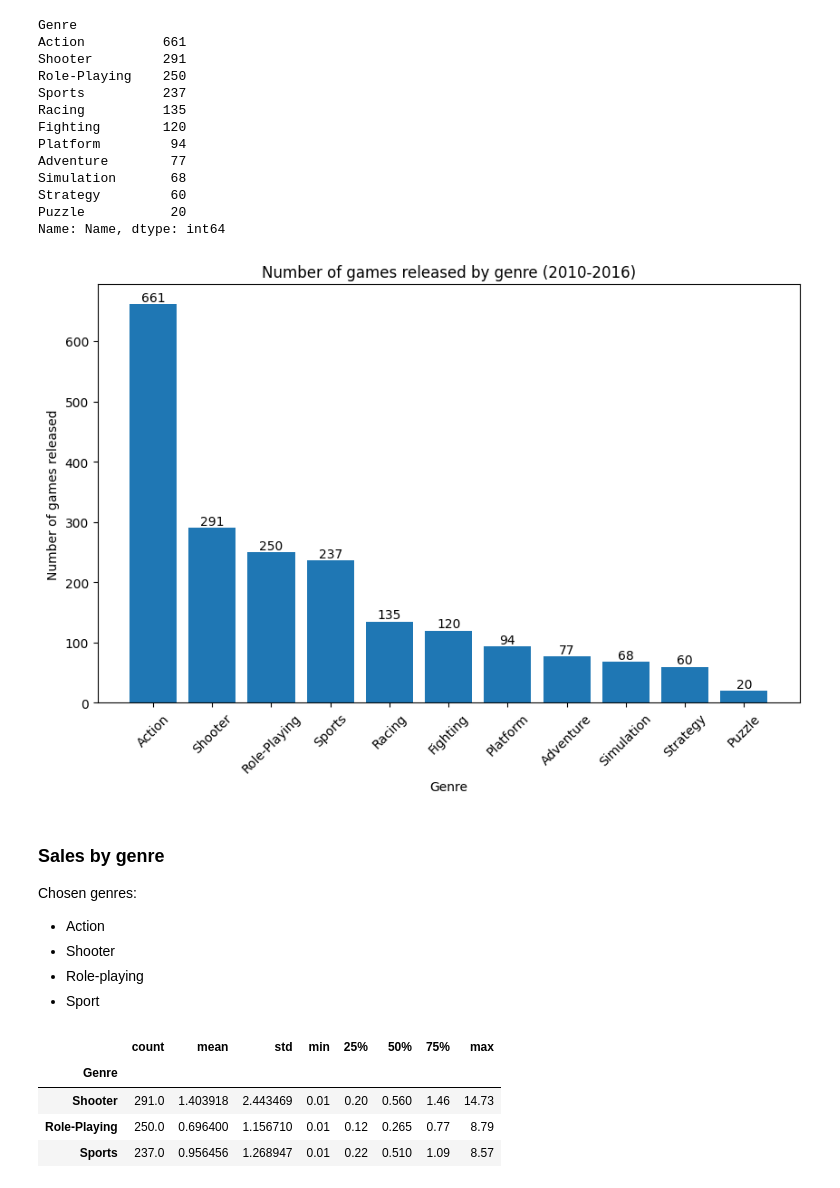
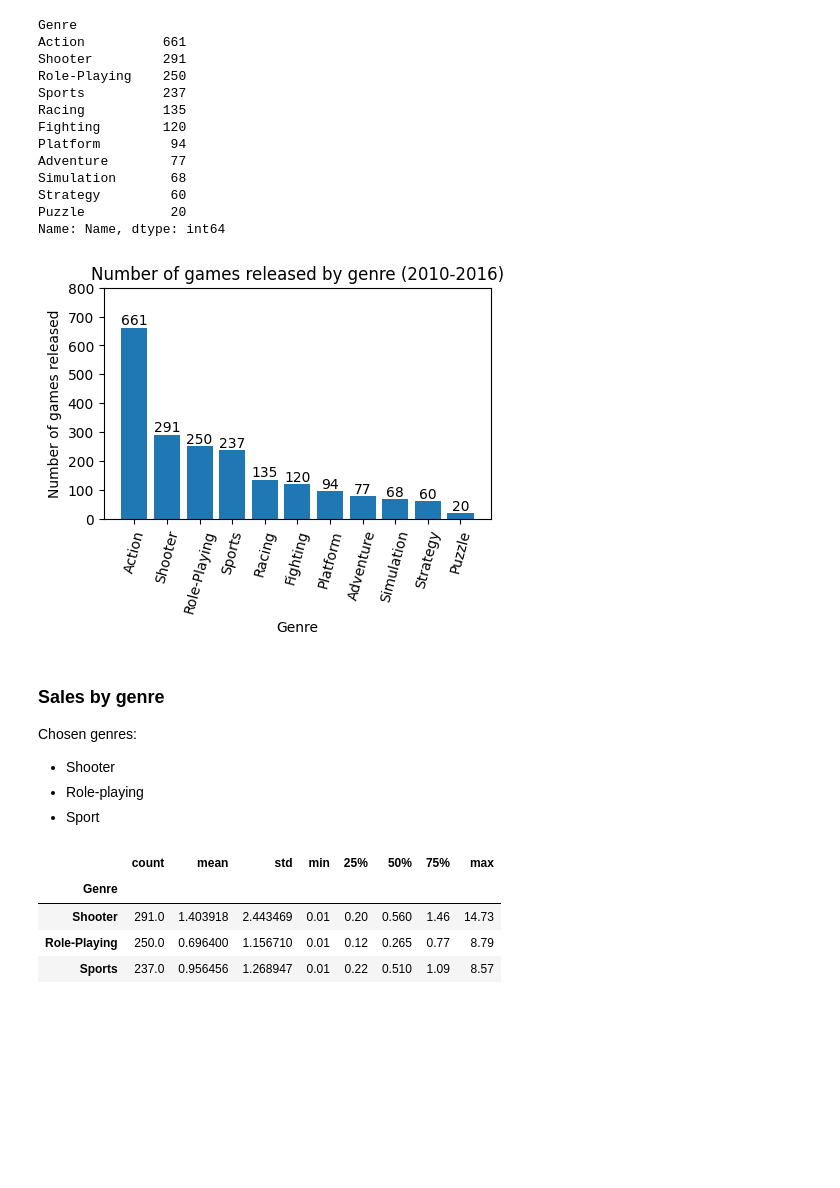
Before and after one commit to hansstanley/YongTauFoo, a Jupyter notebook: notebooks/sales_rush_kirubi.ipynb, the cells around one changed output. Saved outputs shown, nothing was run; the diff lists cells and outputs as text; code cells hidden in the pictures; blank space fills up the shorter version.

```diff
--- a/notebooks/sales_rush_kirubi.ipynb
+++ b/notebooks/sales_rush_kirubi.ipynb
@@ -241,20 +286,19 @@ Strategy         60
 Puzzle           20
 Name: Name, dtype: int64
 # %%
-fig, ax = plt.subplots(figsize=(10, 6))
+fig, ax = plt.subplots(figsize=[s * 0.5 for s in figure_size])
 bar_container = ax.bar(data_count_by_genre.index, data_count_by_genre)
-ax.set(xlabel='Genre', ylabel='Number of games released')
+ax.set(xlabel='Genre', ylabel='Number of games released', ylim=(0,800))
 ax.set(title=f'Number of games released by genre ({year_range})')
-ax.set_xticklabels(data_count_by_genre.index, rotation=45)
+ax.set_xticklabels(data_count_by_genre.index, rotation=75)
 ax.bar_label(bar_container)
 fig.show()
 # %% [output]
-[figure, old version]
+[figure, new version]
 # %% [markdown]
 ### Sales by genre
 
 Chosen genres:
-* Action
 * Shooter
 * Role-playing
 * Sport
```
Also changed, not shown: parts of 54 cells of this notebook, 1 other file.
